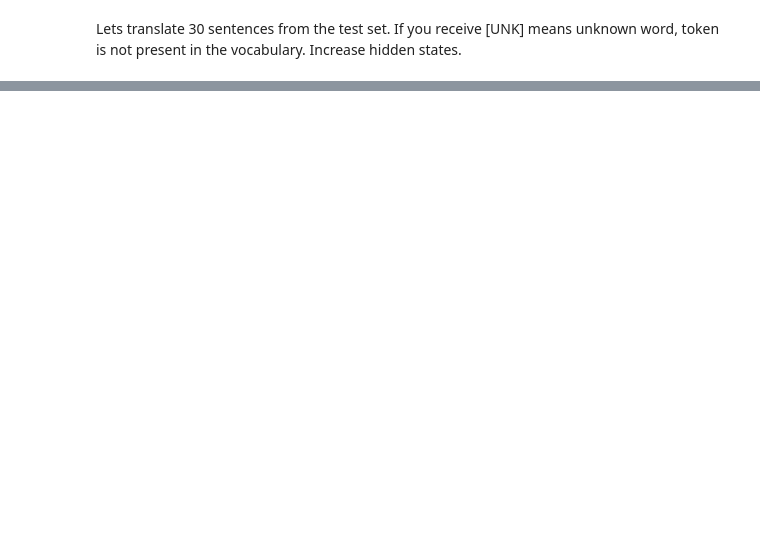
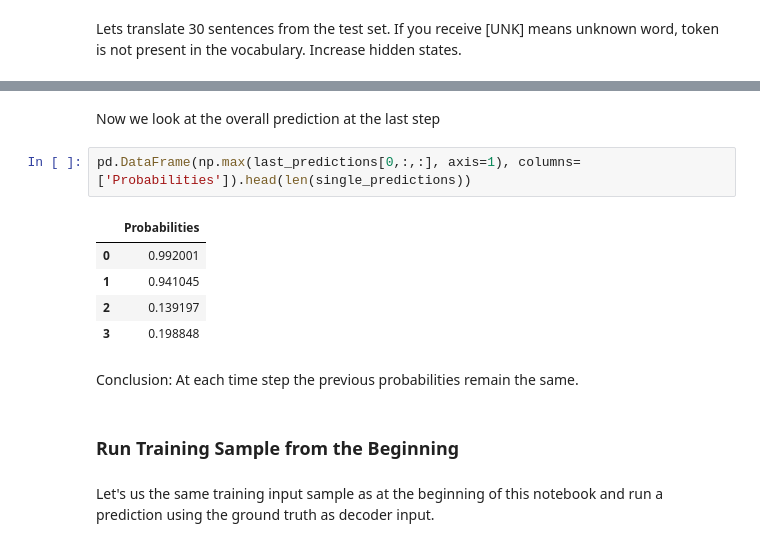
Before and after one commit to deeepwin/transformers, a Jupyter notebook: translator.ipynb, the cells around one changed output, grey strips where cells are left out. Saved outputs shown, nothing was run; the diff lists cells and outputs as text; blank space fills up the shorter version.

```diff
--- a/translator.ipynb
+++ b/translator.ipynb
@@ -636,0 +625,16 @@ Tom is getting ready, isn't he?
+# %% [markdown]
+Now we look at the overall prediction at the last step
+# %%
+pd.DataFrame(np.max(last_predictions[0,:,:], axis=1), columns=['Probabilities']).head(len(single_predictions))
+# %% [output]
+|  | Probabilities |
+| 0 | 0.992001 |
+| 1 | 0.941045 |
+| 2 | 0.139197 |
+| 3 | 0.198848 |
+# %% [markdown]
+Conclusion: At each time step the previous probabilities remain the same.
+# %% [markdown]
+### Run Training Sample from the Beginning
+# %% [markdown]
+Let's us the same training input sample as at the beginning of this notebook and run a prediction using the ground truth as decoder input.
```
Also changed, not shown: parts of 23 cells of this notebook.
